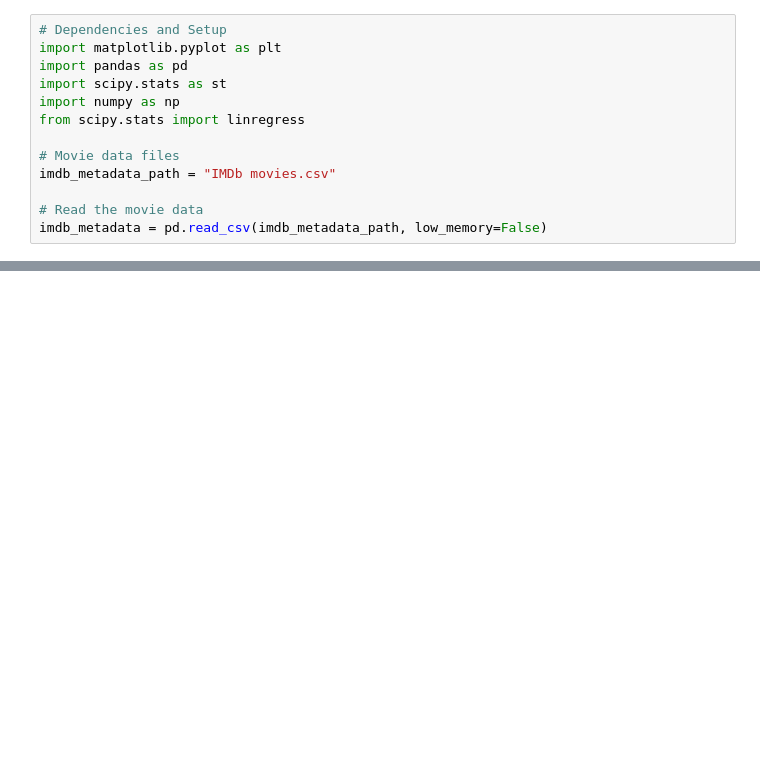
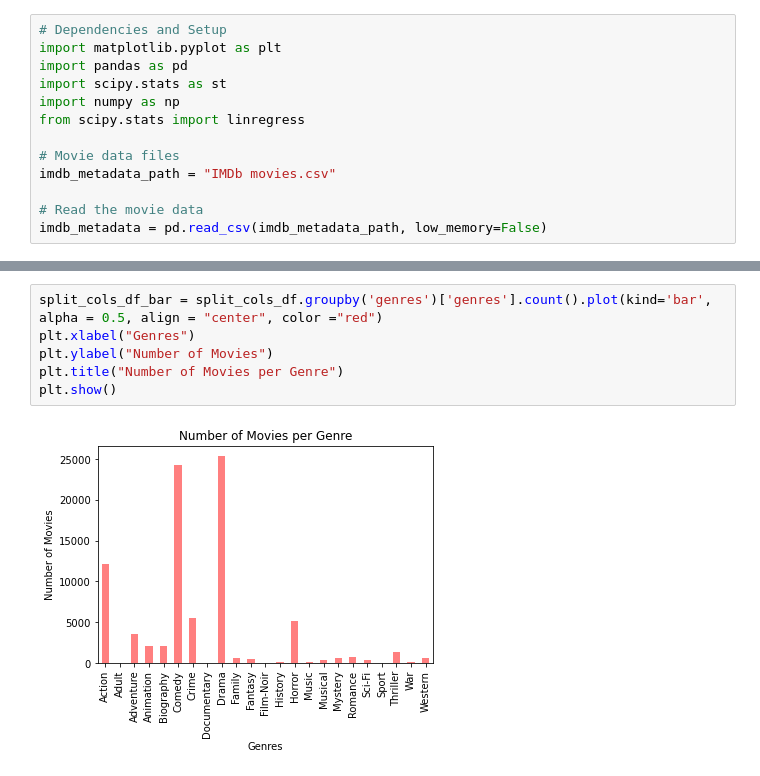
Before and after one commit to Kinjalmaru/IMDB-Analysis-Project, a Jupyter notebook: IMDB_Project.ipynb, the cells around one changed output, grey strips where cells are left out. Drawn from its saved outputs; the diff is of its cells as text; blank space fills up the shorter version.

```diff
--- a/IMDB_Project.ipynb
+++ b/IMDB_Project.ipynb
@@ -22,0 +28,8 @@ plt.show()
+# %%
+split_cols_df_bar = split_cols_df.groupby('genres')['genres'].count().plot(kind='bar', alpha = 0.5, align = "center", color ="red")
+plt.xlabel("Genres")
+plt.ylabel("Number of Movies")
+plt.title("Number of Movies per Genre")
+plt.show()
+# %% [output]
+[figure, added]
```
Also changed, not shown: parts of 2 cells of this notebook.
